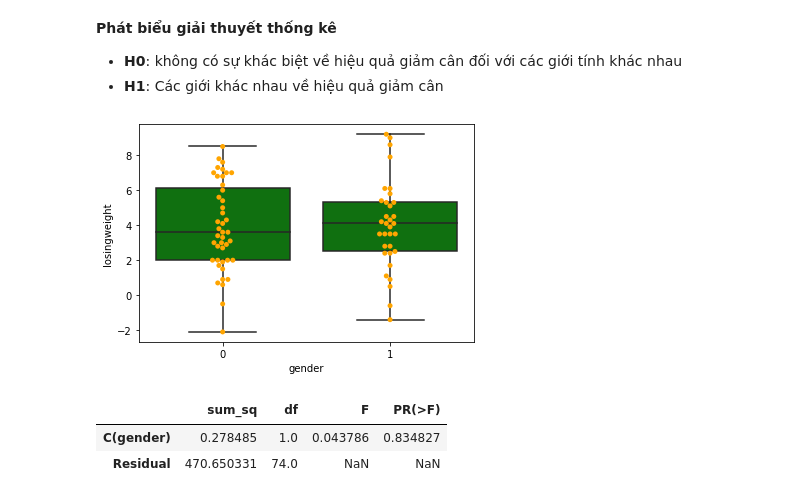
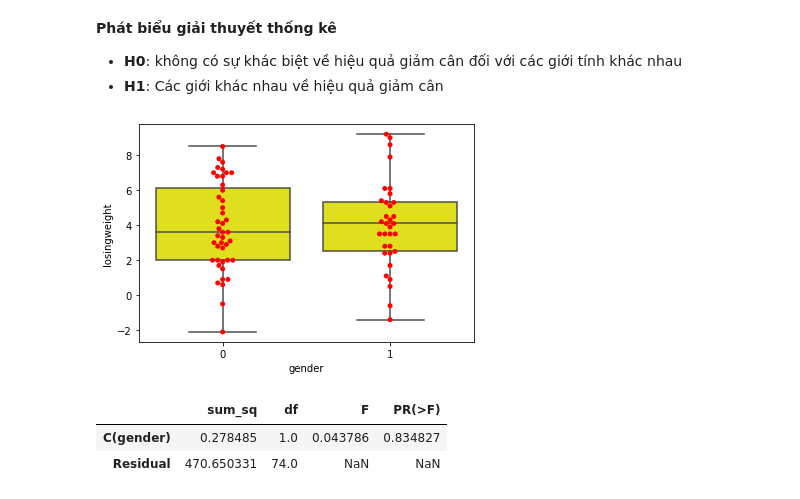
Before and after one commit to baovan33/PTDL_Python, a Jupyter notebook: Do_an_ket_thuc_hoc_phan/thong_ke_suy_dien.ipynb, the cells around one changed output. Drawn from its saved outputs; the diff is of its cells as text; code cells hidden in the pictures.

```diff
--- a/Do_an_ket_thuc_hoc_phan/thong_ke_suy_dien.ipynb
+++ b/Do_an_ket_thuc_hoc_phan/thong_ke_suy_dien.ipynb
@@ -187,11 +187,11 @@ df_gen_losingweight
 - **H0**: không có sự khác biệt về hiệu quả giảm cân đối với các giới tính khác nhau
 - **H1**: Các giới khác nhau về hiệu quả giảm cân
 # %%
-sns.boxplot(x='gender',y='losingweight',data = df_gen_losingweight, color='green')
-sns.swarmplot(x='gender',y='losingweight', data = df_gen_losingweight, color='orange')
+sns.boxplot(x='gender',y='losingweight',data = df_gen_losingweight, color='yellow')
+sns.swarmplot(x='gender',y='losingweight', data = df_gen_losingweight, color='red')
 plt.show()
 # %% [output]
-[figure, old version]
+[figure, new version]
 # %%
 model_2 = ols('losingweight ~ C(gender)', data=df_gen_losingweight).fit()
 anova_table = sm.stats.anova_lm(model_2, typ=2)
```
Also changed, not shown: parts of 1 cell of this notebook.
